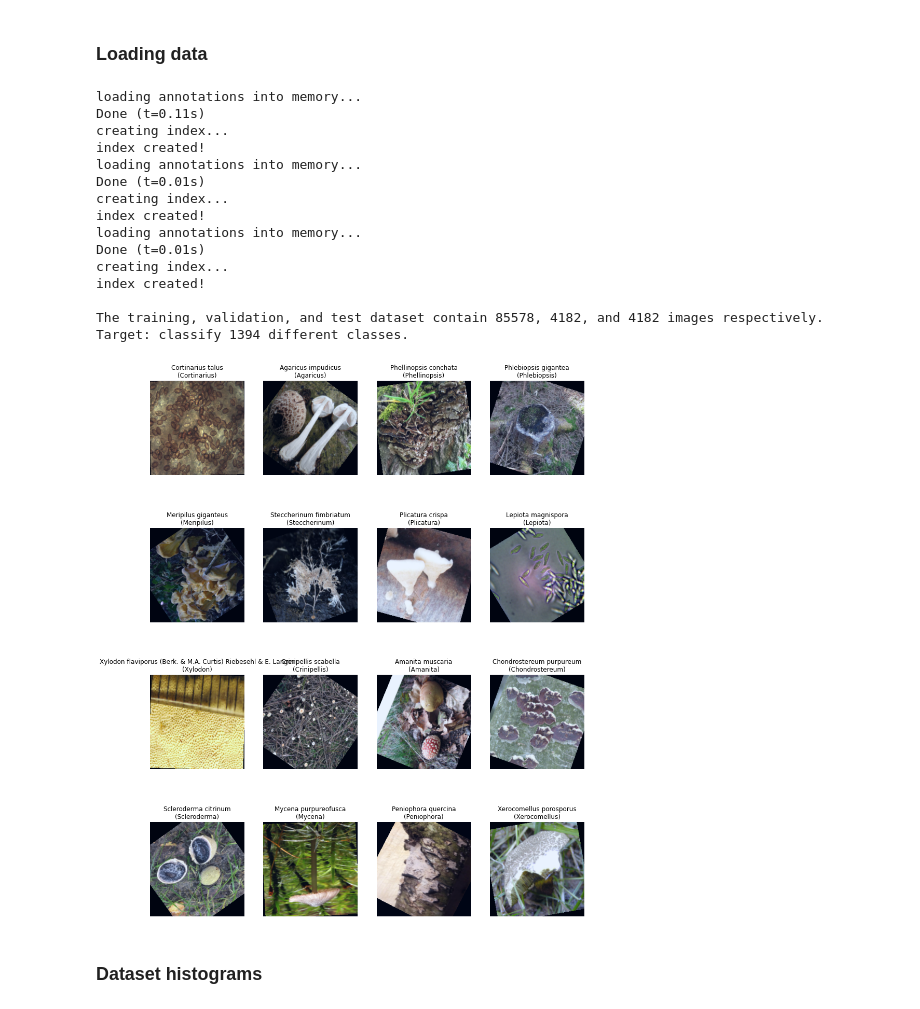
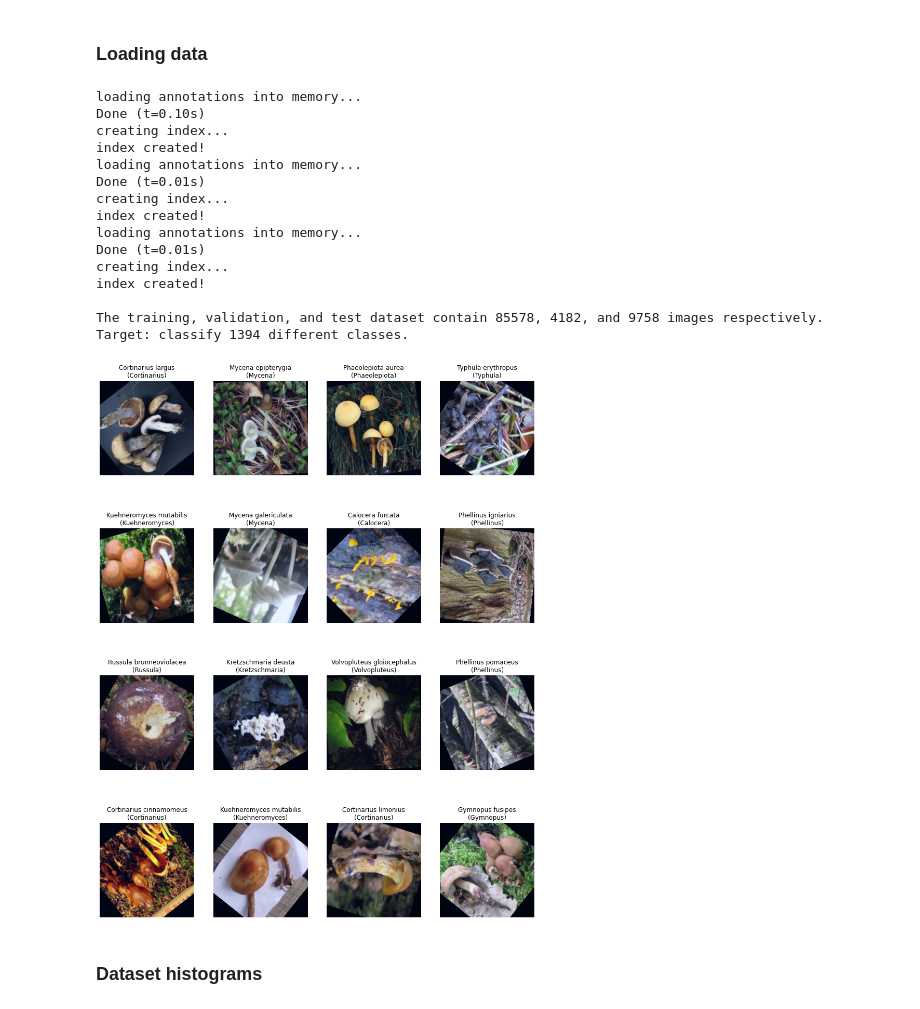
Before and after one commit to mdciri/mushroom, a Jupyter notebook: data_overview.ipynb, the cells around one changed output. Drawn from its saved outputs; the diff is of its cells as text; code cells hidden in the pictures.

```diff
--- a/data_overview.ipynb
+++ b/data_overview.ipynb
@@ -42,39 +42,39 @@ val_transforms =  T.Compose([
 
 train_ds = LoadCocoDataset(train_path, train_transforms)
 val_ds = LoadCocoDataset(val_path, val_transforms)
-test_ds = LoadCocoDataset(val_path, val_transforms)
+test_ds = LoadCocoTestDataset(test_path, val_transforms)
 num_classes = train_ds.num_classes
 
 print(f"\nThe training, validation, and test dataset contain {len(train_ds)}, {len(val_ds)}, and {len(test_ds)} images respectively.")
 print(f"Target: classify {train_ds.num_classes} different classes.")
 
 random_indexes = np.random.randint(len(train_ds), size=16)
 plt.figure(figsize=(15,20))
 for i in range(len(random_indexes)):
     idx = random_indexes[i]
     x, y = train_ds[idx]
     cat, supercat = train_ds.get_category_info(idx)
     plt.subplot(4, 4, 1+i)
     plot_fig(x, f"{cat}\n({supercat})")
     plt.axis('off')
 plt.show()
 # %% [output]
 loading annotations into memory...
-Done (t=0.11s)
+Done (t=0.10s)
 creating index...
 index created!
 loading annotations into memory...
 Done (t=0.01s)
 creating index...
 index created!
 loading annotations into memory...
 Done (t=0.01s)
 creating index...
 index created!
 
-The training, validation, and test dataset contain 85578, 4182, and 4182 images respectively.
+The training, validation, and test dataset contain 85578, 4182, and 9758 images respectively.
 Target: classify 1394 different classes.
-[figure, old version]
+[figure, new version]
 # %% [markdown]
 ### Dataset histograms
 # %%
```
Also changed, not shown: parts of 2 cells of this notebook, 1 other file.
